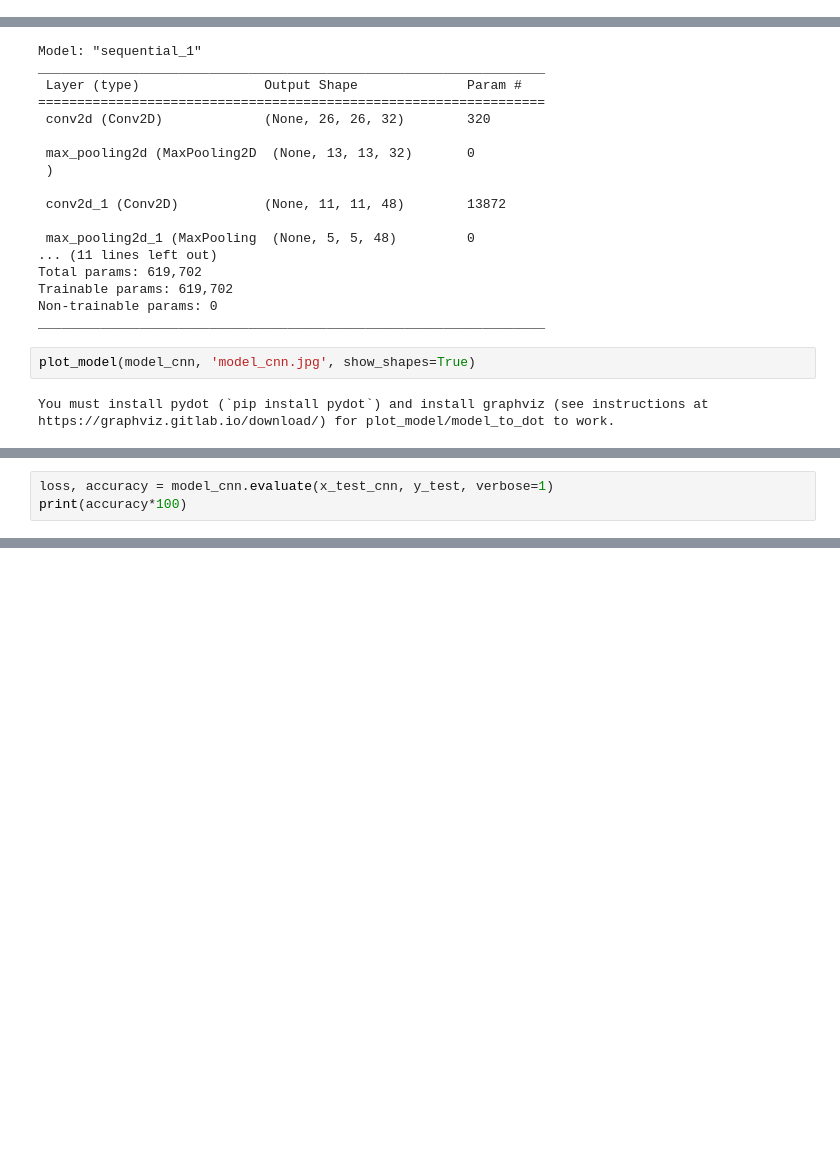
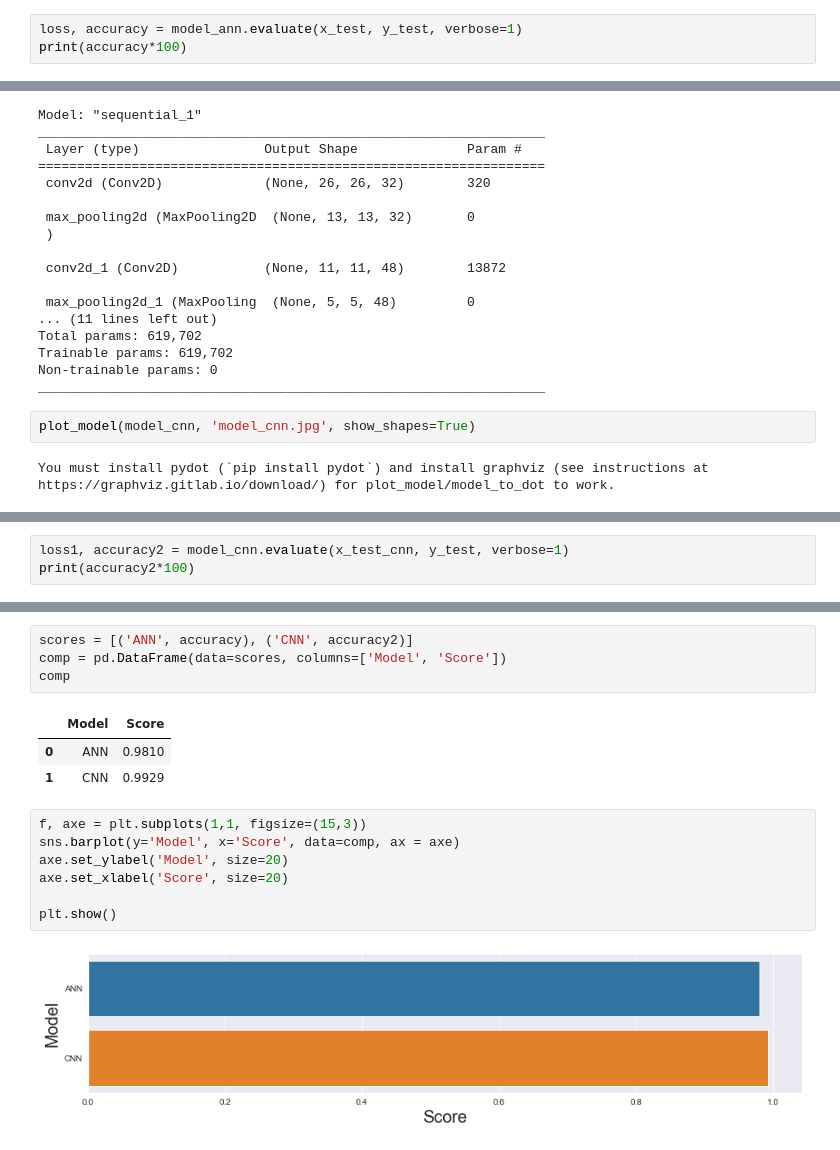
Before and after one commit to rht174/ML, a Jupyter notebook: Day07/Compare ANN and CNN on image dataset.ipynb, the cells around one changed output, grey strips where cells are left out. Saved outputs shown, nothing was run; the diff lists cells and outputs as text; blank space fills up the shorter version.

```diff
--- a/Day07/Compare ANN and CNN on image dataset.ipynb
+++ b/Day07/Compare ANN and CNN on image dataset.ipynb
@@ -112,0 +114,3 @@ print(model_ann.evaluate(x_test, y_test))
+# %%
+loss, accuracy = model_ann.evaluate(x_test, y_test, verbose=1)
+print(accuracy*100)
@@ -185,4 +192,4 @@ Epoch 10/10
 # %%
-loss, accuracy = model_cnn.evaluate(x_test_cnn, y_test, verbose=1)
-print(accuracy*100)
+loss1, accuracy2 = model_cnn.evaluate(x_test_cnn, y_test, verbose=1)
+print(accuracy2*100)
 # %% [output]
@@ -190,0 +198,17 @@ print(accuracy*100)
+# %%
+scores = [('ANN', accuracy), ('CNN', accuracy2)]
+comp = pd.DataFrame(data=scores, columns=['Model', 'Score'])
+comp
+# %% [output]
+|  | Model | Score |
+| 0 | ANN | 0.9810 |
+| 1 | CNN | 0.9929 |
+# %%
+f, axe = plt.subplots(1,1, figsize=(15,3))
+sns.barplot(y='Model', x='Score', data=comp, ax = axe)
+axe.set_ylabel('Model', size=20)
+axe.set_xlabel('Score', size=20)
+
+plt.show()
+# %% [output]
+[figure, added]
```
Also changed, not shown: parts of 8 cells of this notebook.
